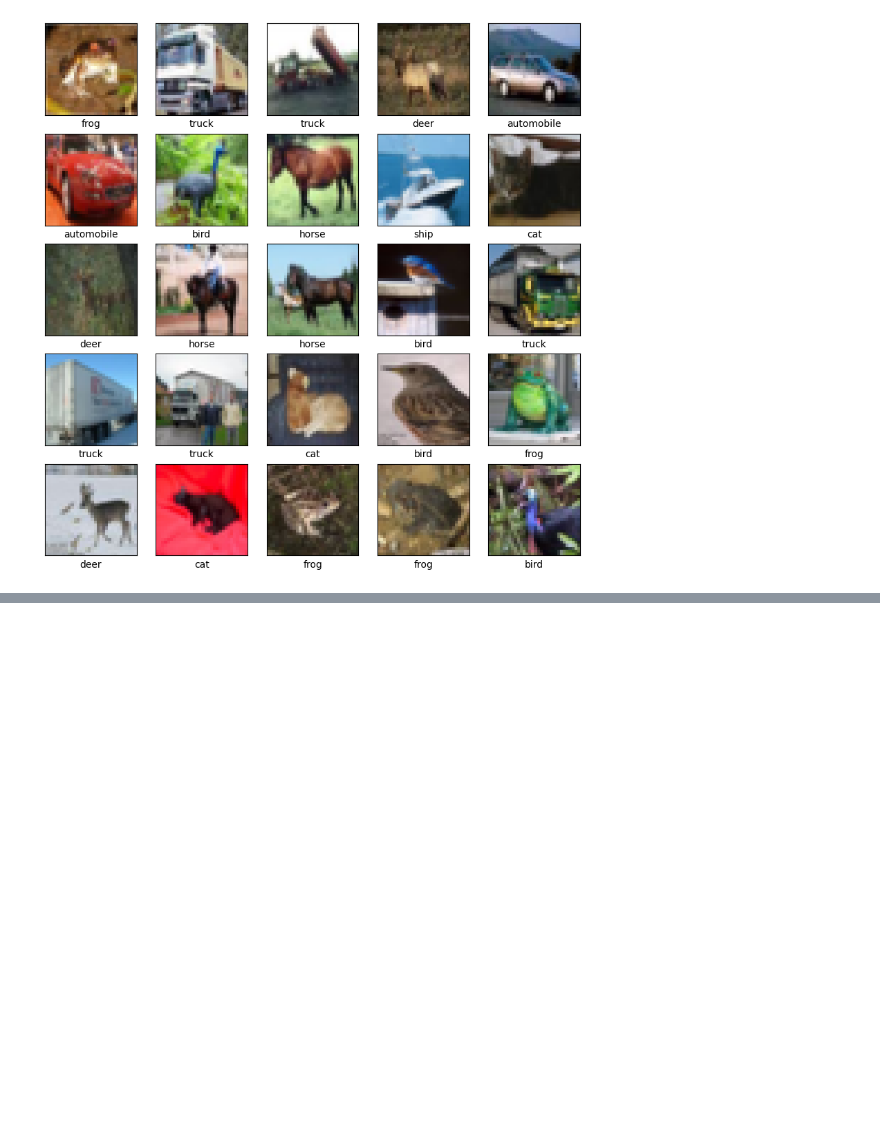
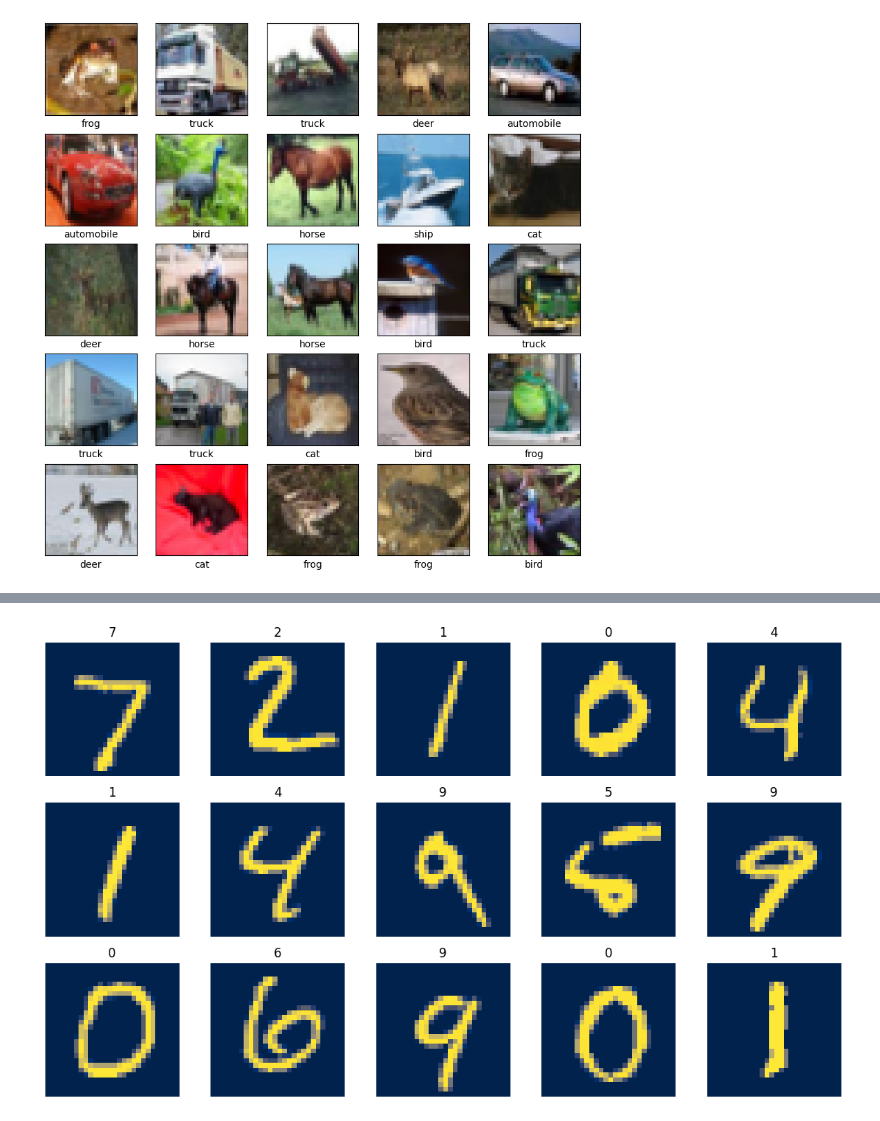
Before and after one commit to ylnrahma/Machlearn_TI, a Jupyter notebook: TUGAS_CNN_KELOMPOK_6.ipynb, the cells around one changed output, grey strips where cells are left out. Cells and saved outputs as stored; diff of their text form; code cells hidden in the pictures; blank space fills up the shorter version.

```diff
--- a/TUGAS_CNN_KELOMPOK_6.ipynb
+++ b/TUGAS_CNN_KELOMPOK_6.ipynb
@@ -93,0 +267,10 @@ Epoch 100/100
+# %%
+plt.figure(figsize=(14, 8))
+for ind, row in enumerate(test_images[:15]):
+    plt.subplot(3, 5, ind+1)
+    plt.title(y_pred[ind])
+    img = row.reshape(28, 28)
+    plt.axis('off')
+    plt.imshow(img, cmap='cividis')
+# %% [output]
+[figure, added]
```
Also changed, not shown: parts of 22 cells of this notebook.
